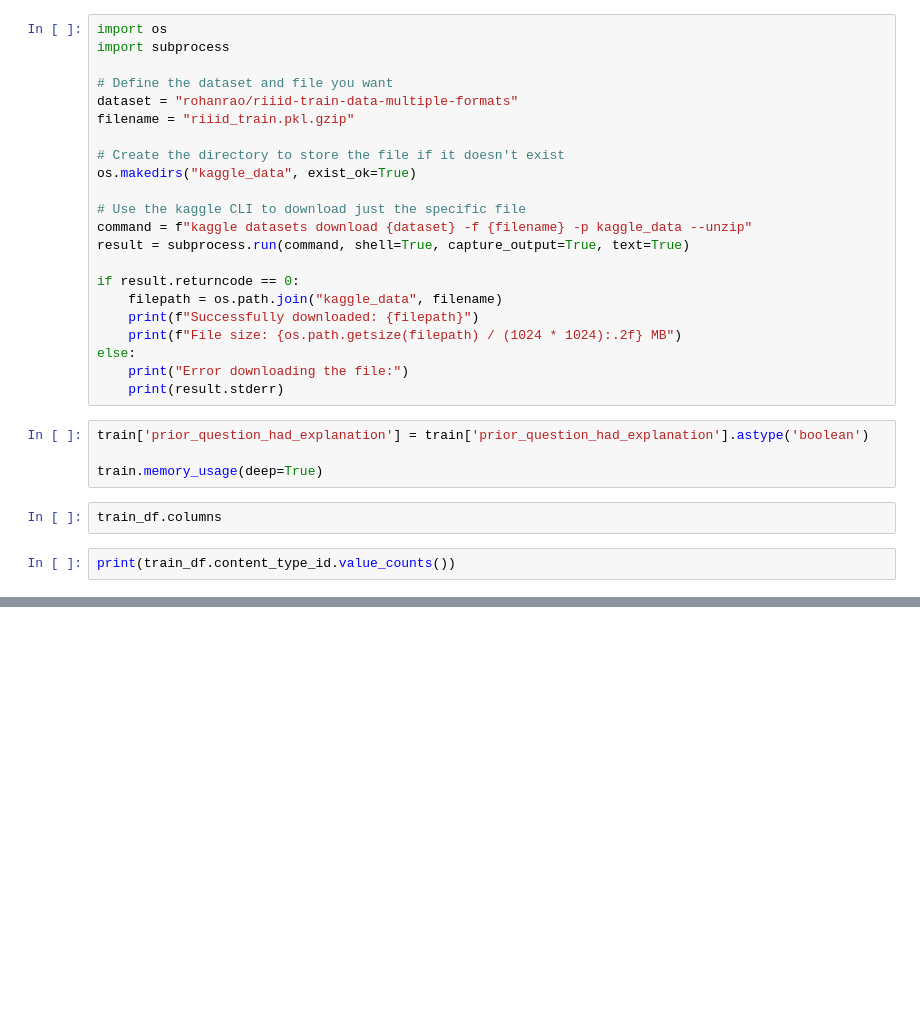
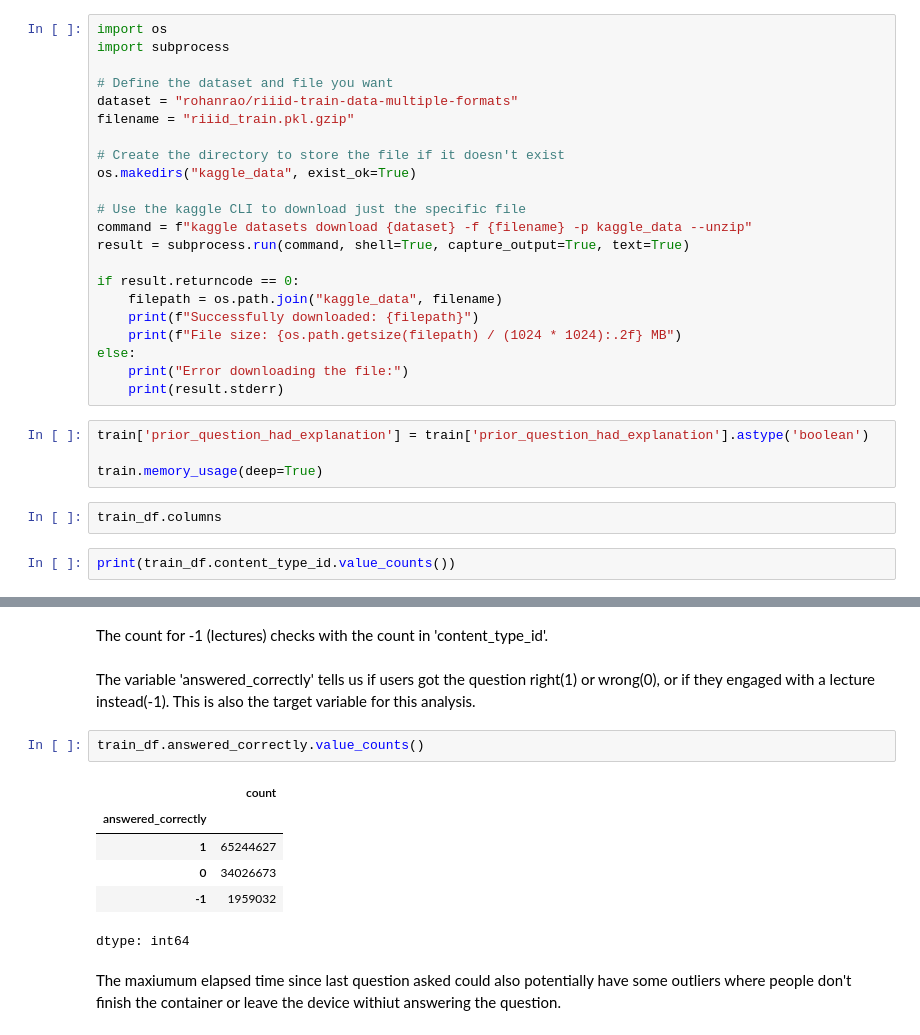
Before and after one commit to theresaskruzna/riiid_knowledge_tracing, a Jupyter notebook: 01_Data_Exploration.ipynb, the cells around one changed output, grey strips where cells are left out. Saved outputs shown, nothing was run; the diff lists cells and outputs as text; blank space fills up the shorter version.

```diff
--- a/01_Data_Exploration.ipynb
+++ b/01_Data_Exploration.ipynb
@@ -610,0 +672,15 @@ print(train_df.content_type_id.value_counts())
+# %% [markdown]
+The count for -1 (lectures) checks with the count in 'content_type_id'.
+# %% [markdown]
+The variable 'answered_correctly' tells us if users got the question right(1) or wrong(0), or if they engaged with a lecture instead(-1). This is also the target variable for this analysis.
+# %%
+train_df.answered_correctly.value_counts()
+# %% [output]
+|  | count |
+| answered_correctly |  |
+| 1 | 65244627 |
+| 0 | 34026673 |
+| -1 | 1959032 |
+dtype: int64
+# %% [markdown]
+The maxiumum elapsed time since last question asked could also potentially have some outliers where people don't finish the container or leave the device withiut answering the question.
```
Also changed, not shown: parts of 18 cells of this notebook.
